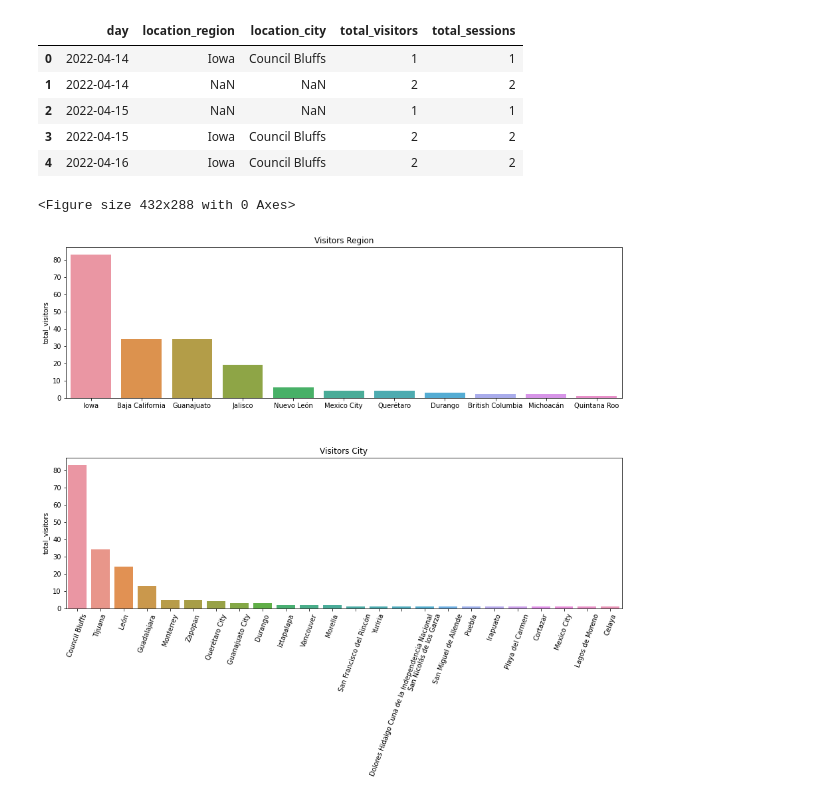
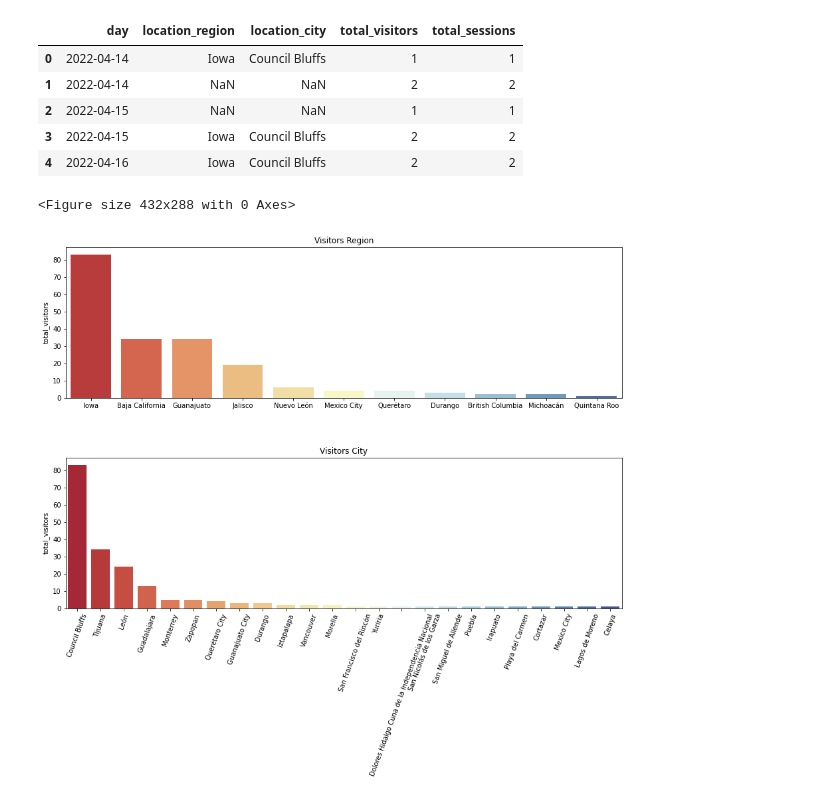
Before and after one commit to juanm05/Abril_Shopify, a Jupyter notebook: main.ipynb, the cells around one changed output. Cells and saved outputs as stored; diff of their text form; code cells hidden in the pictures.

Commit message:
Palette Color

```diff
--- a/main.ipynb
+++ b/main.ipynb
@@ -162,25 +162,25 @@ df_visitors.head()
 # %%
 df_visitors_region =  df_visitors.groupby("location_region").total_visitors.sum().reset_index()
 df_visitors_region = df_visitors_region.sort_values(by = "total_visitors", ascending = False)
 
 df_visitors_city = df_visitors.groupby("location_city").total_visitors.sum().reset_index()
 df_visitors_city = df_visitors_city.sort_values(by = "total_visitors", ascending = False)
 
 plt.clf()
 
 fig, ax = plt.subplots(2, 1, figsize = (15, 10))
 
-ax1 = sns.barplot(data = df_visitors_region, x = "location_region", y = "total_visitors", ax = ax[0])
+ax1 = sns.barplot(data = df_visitors_region, x = "location_region", y = "total_visitors", ax = ax[0], palette = "RdYlBu")
 ax1.set_title("Visitors Region")
 ax1.set_xlabel("")
 
-ax2 = sns.barplot(data = df_visitors_city, x = "location_city", y = "total_visitors", estimator = sum, ax = ax[1])
+ax2 = sns.barplot(data = df_visitors_city, x = "location_city", y = "total_visitors", estimator = sum, ax = ax[1], palette = "RdYlBu")
 ax2.set_xticklabels(labels = df_visitors_city.location_city, rotation = 70)
 ax2.set_title("Visitors City")
 ax2.set_xlabel(" ")
 
 plt.subplots_adjust(hspace = 0.4)
 plt.show()
 # %% [output]
 <Figure size 432x288 with 0 Axes>
-[figure, old version]
+[figure, new version]
```
